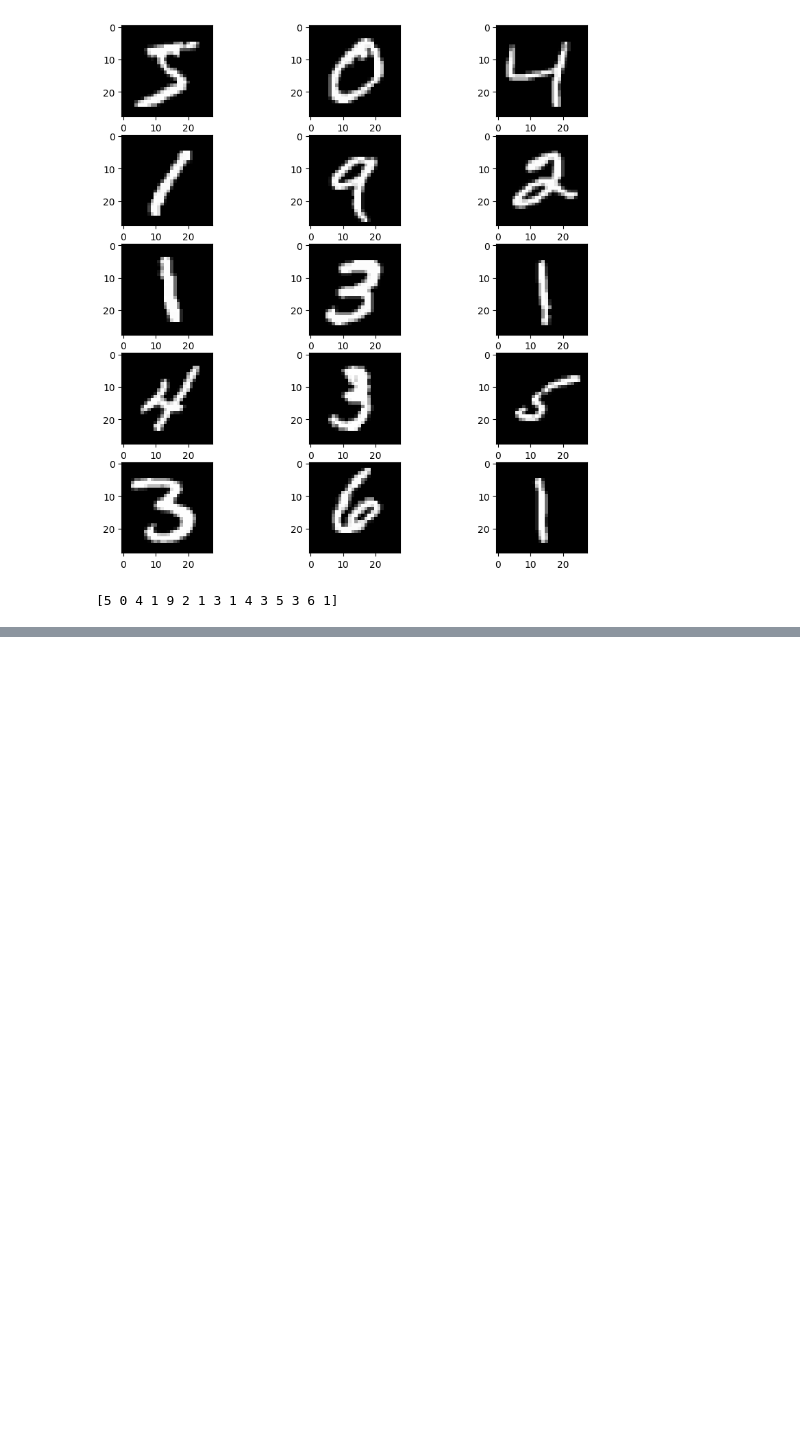
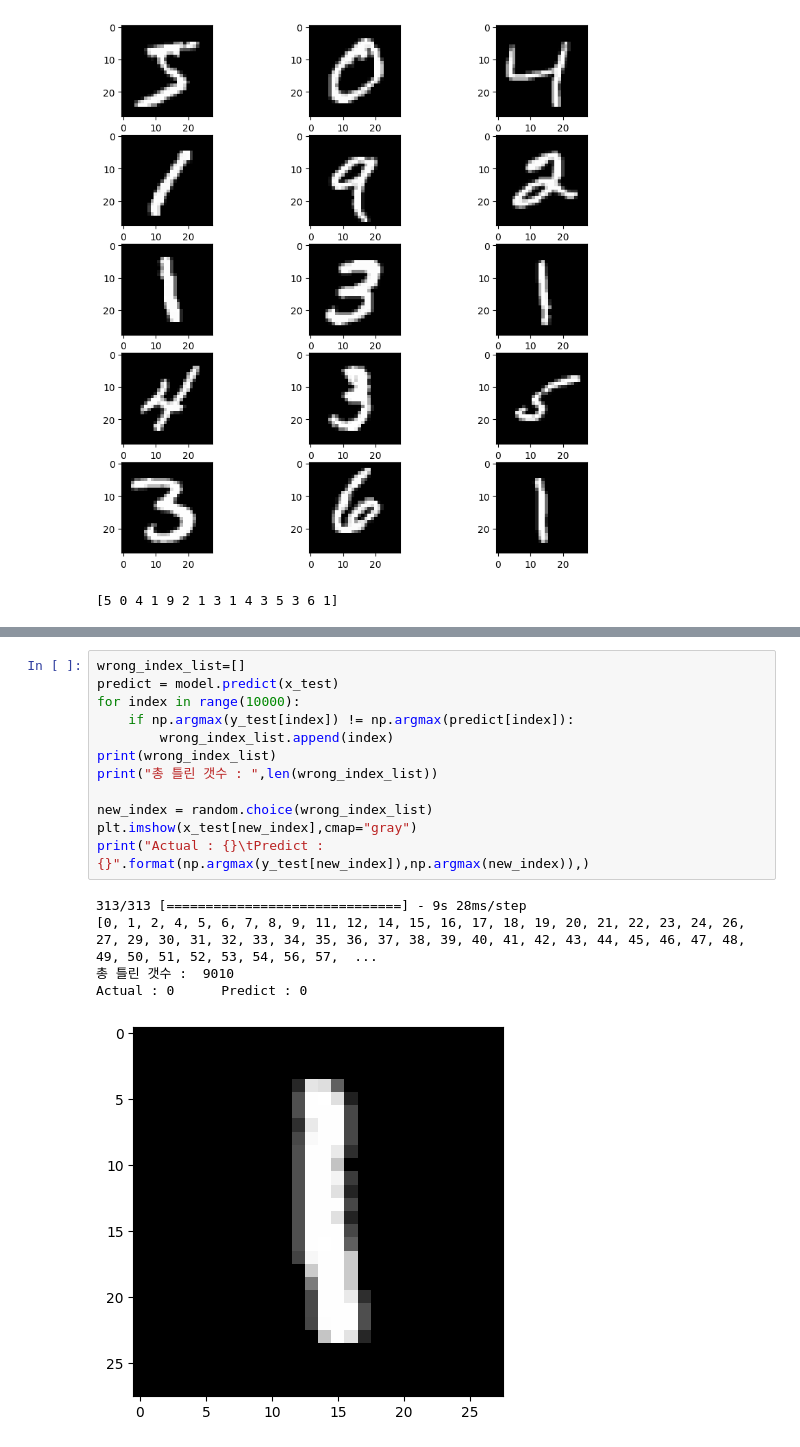
Before and after one commit to CountryBird/AI, a Jupyter notebook: CNN을_통한_글자_분석.ipynb, the cells around one changed output, grey strips where cells are left out. Drawn from its saved outputs; the diff is of its cells as text; blank space fills up the shorter version.

```diff
--- a/CNN을_통한_글자_분석.ipynb
+++ b/CNN을_통한_글자_분석.ipynb
@@ -67,0 +70,18 @@ Epoch 3/5
+# %%
+wrong_index_list=[]
+predict = model.predict(x_test)
+for index in range(10000):
+    if np.argmax(y_test[index]) != np.argmax(predict[index]):
+        wrong_index_list.append(index)
+print(wrong_index_list)
+print("총 틀린 갯수 : ",len(wrong_index_list))
+
+new_index = random.choice(wrong_index_list)
+plt.imshow(x_test[new_index],cmap="gray")
+print("Actual : {}\tPredict : {}".format(np.argmax(y_test[new_index]),np.argmax(new_index)),)
+# %% [output]
+313/313 [==============================] - 9s 28ms/step
+[0, 1, 2, 4, 5, 6, 7, 8, 9, 11, 12, 14, 15, 16, 17, 18, 19, 20, 21, 22, 23, 24, 26, 27, 29, 30, 31, 32, 33, 34, 35, 36, 37, 38, 39, 40, 41, 42, 43, 44, 45, 46, 47, 48, 49, 50, 51, 52, 53, 54, 56, 57,  ...
+총 틀린 갯수 :  9010
+Actual : 0      Predict : 0
+[figure, added]
```
Also changed, not shown: parts of 2 cells of this notebook.
